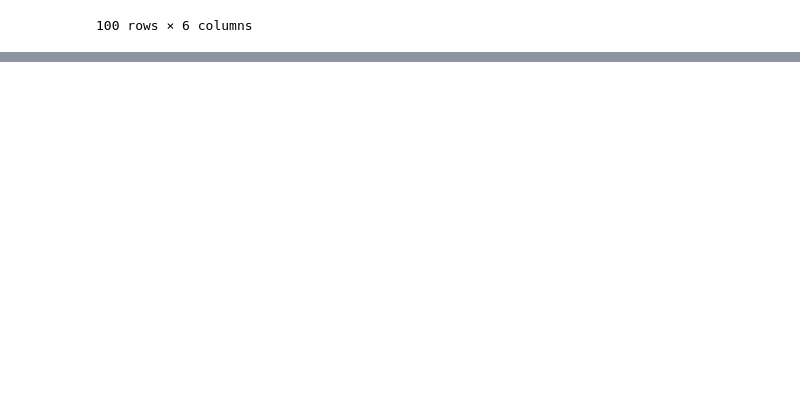
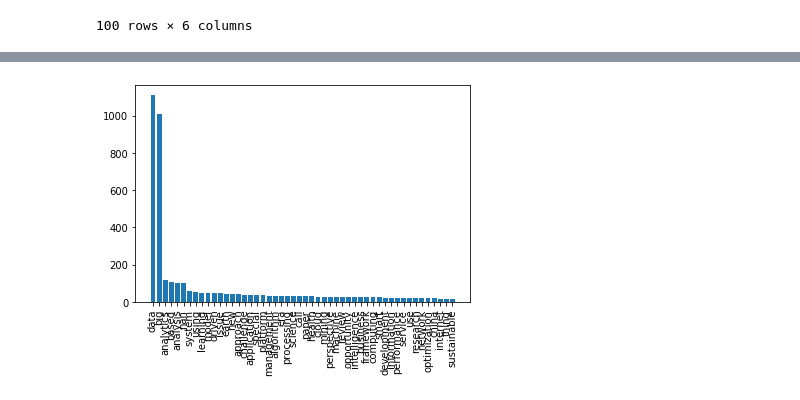
Before and after one commit to bank2014/Python_Datamining, a Jupyter notebook: 8장 영어단어분석.ipynb, the cells around one changed output, grey strips where cells are left out. Cells and saved outputs as stored; diff of their text form; code cells hidden in the pictures; blank space fills up the shorter version.

```diff
--- a/8장 영어단어분석.ipynb
+++ b/8장 영어단어분석.ipynb
@@ -95,0 +175,9 @@ all_files_data[0] #작업 내용 확인
+# %%
+# 정제 작업
+words = []
+for title in all_title:
+    EnWords = re.sub(r"[^a-zA-Z]+", " ", str(title))    # re -영어가 아닌 걸 공백으로 대체하라
+    EnWordsToken = word_tokenize(EnWords.lower())       # 정규화 - 소문자로 & 토큰화
+    EnWordsTokenStop = [w for w in EnWordsToken if w not in stopWords] # 불용어 처리
+    EnWordsTokenStopLemma = [lemma.lemmatize(w) for w in EnWordsTokenStop]  # lemmatize
+    words.append(EnWordsTokenStopLemma)                 #
@@ -95,0 +188,3 @@ all_files_data[0] #작업 내용 확인
+# %%
+words2 = list(reduce(lambda x, y: x+y, words)) # 인자-concat , 데이터셋
+print(words2) #출력하여 내용 확인
@@ -95,0 +193,3 @@ all_files_data[0] #작업 내용 확인
+# %%
+count = Counter(words2) # =딕셔너리
+count
@@ -95,0 +214,7 @@ all_files_data[0] #작업 내용 확인
+# %%
+word_count = dict()
+
+for tag, counts in count.most_common(50): # 상위 50개만 뽑기
+    if(len(str(tag))>1):
+        word_count[tag] = counts
+        print("%s : %d" % (tag, counts))
@@ -95,0 +239,8 @@ all_files_data[0] #작업 내용 확인
+# %%
+sorted_Keys = sorted(word_count, key = word_count.get, reverse = True)
+sorted_Values = sorted(word_count.values(), reverse = True)
+plt.bar(range(len(word_count)), sorted_Values, align = 'center')
+plt.xticks(range(len(word_count)), list(sorted_Keys), rotation = 'vertical')
+plt.show()
+# %% [output]
+[figure, added]
```
Also changed, not shown: parts of 12 cells of this notebook, 2 other files.
